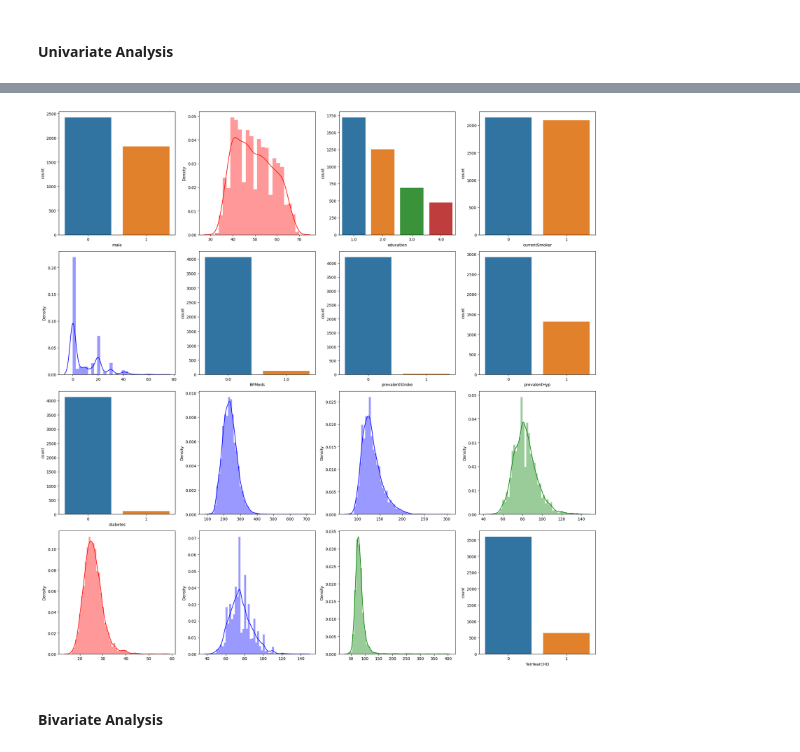
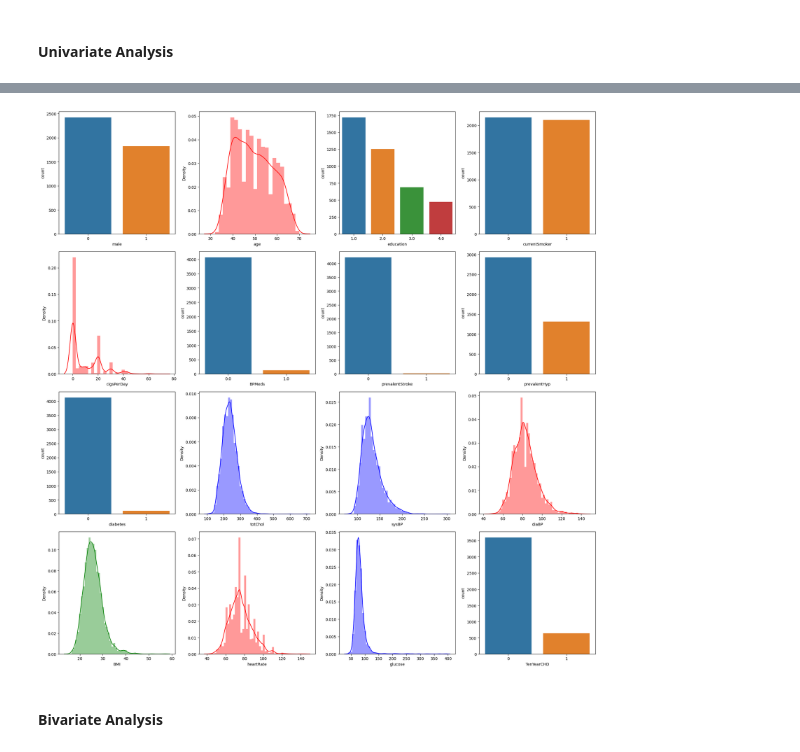
Before and after one commit to Dhruv-Chandra/Heart-Patients, a Jupyter notebook: Heart Patients.ipynb, the cells around one changed output, grey strips where cells are left out. Drawn from its saved outputs; the diff is of its cells as text; code cells hidden in the pictures.

```diff
--- a/Heart Patients.ipynb
+++ b/Heart Patients.ipynb
@@ -40,8 +51,7 @@ import warnings
 warnings.filterwarnings('ignore')
 # %%
-# Test
-dfp = pd.read_csv('US_Heart_Patients.csv')
-dfp.head()
+data = pd.read_csv('./Data/US_Heart_Patients.csv')
+data.head()
 # %% [output]
 |  | male | age | education | currentSmoker | cigsPerDay | BPMeds | prevalentStroke | prevalentHyp | ... |
 | 0 | 1 | 39 | 4.0 | 0 | 0.0 | 0.0 | 0 | 0 | ... |
@@ -218,9 +134,9 @@ def split_data(df, y = target_var, val = 'no'):
 # %%
-# Caonverting object and numerical to category
+# Converting object and numerical to category
 
 to_be_cat = ['male', 'education', 'currentSmoker', 'BPMeds', 'prevalentStroke', 'prevalentHyp', 'diabetes', 'TenYearCHD']
-dfp[to_be_cat]= dfp[to_be_cat].astype('category')
-dfp.info()
+data[to_be_cat]= data[to_be_cat].astype('category')
+data.info()
 # %% [output]
 <class 'pandas.core.frame.DataFrame'>
 RangeIndex: 4240 entries, 0 to 4239
@@ -242,21 +167,28 @@ memory usage: 299.3 KB
 # %%
 not_to_plot = [] # contains column names which are not to be plotted. In this case we have none.
-rand_color = ['red', 'blue', 'green']
+color = ['red', 'blue', 'green']
 # %%
-def univariate(df, rows = 4, cols = 4):
+def univariate(df = data, rows = 4, cols = 4):
+    k = 0
     fig=plt.figure(figsize=(20,20))
-    for j, i in enumerate(df.columns):
-        ax=fig.add_subplot(rows,cols,j+1)
-        if i in df.select_dtypes(['category']):
-            sns.countplot(x= i, data = df, ax=ax)
-        if i in df.select_dtypes(['int', 'float64']):
-            sns.distplot(x = df[i], ax=ax, color=np.random.choice(rand_color))
+    for i in df.columns:
+        if i not in not_to_plot:
+            # ax=fig.add_subplot(rows,cols,k+1)
+            if i in df.select_dtypes(['category', 'object']):
+                ax=fig.add_subplot(rows,cols,k+1)
+                sns.countplot(x= i, data = df, ax=ax)
+                k += 1
+            if i in df.select_dtypes(['int', 'float64']):
+                ax=fig.add_subplot(rows,cols,k+1)
+                sns.distplot(x = df[i], ax=ax, color=np.random.choice(color))
+                ax.set(xlabel=i)
+                k += 1
     fig.tight_layout()
     plt.show()
 # %%
-univariate(dfp)
+univariate(data)
 # %% [output]
-[figure, old version]
+[figure, new version]
 # %% [markdown]
 #### Bivariate Analysis
 # %%
```
Also changed, not shown: parts of 71 cells of this notebook, 3 other files.
